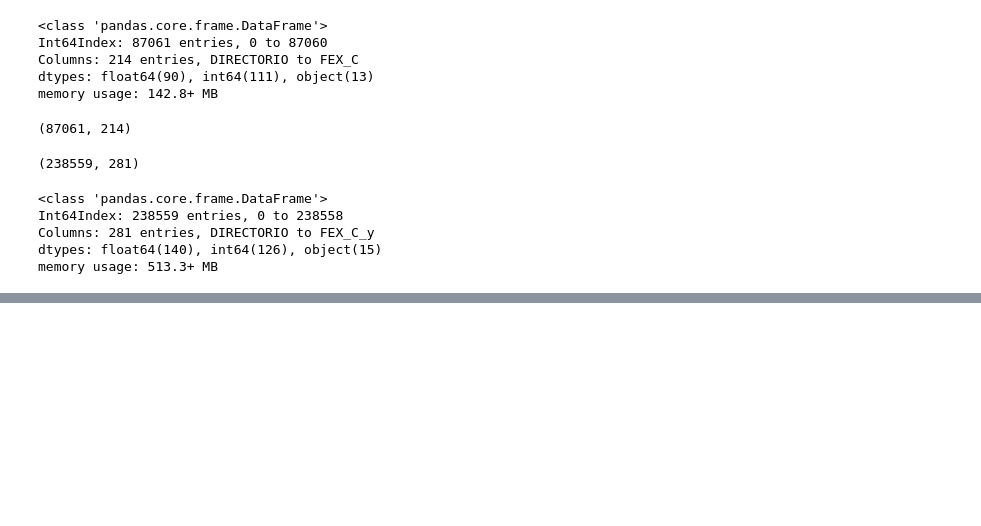
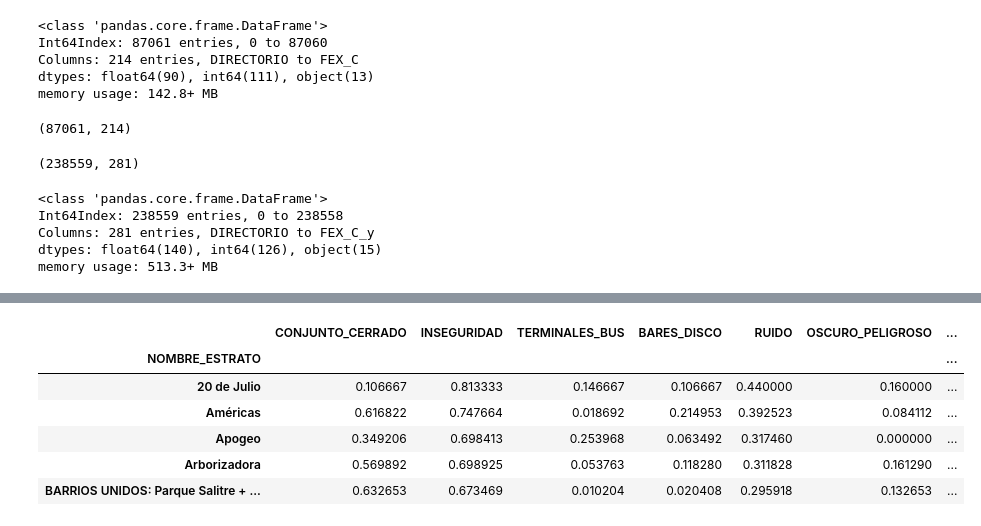
Before and after one commit to lepc1972/alura, a Jupyter notebook: dane.ipynb, the cells around one changed output, grey strips where cells are left out. Saved outputs shown, nothing was run; the diff lists cells and outputs as text; code cells hidden in the pictures; blank space fills up the shorter version.

```diff
--- a/dane.ipynb
+++ b/dane.ipynb
@@ -78,0 +201,11 @@ memory usage: 513.3+ MB
+# %%
+datos_tratados = datos.groupby('NOMBRE_ESTRATO')[['CONJUNTO_CERRADO','INSEGURIDAD','TERMINALES_BUS','BARES_DISCO','RUIDO','OSCURO_PELIGROSO','SALARIO_MES','TIENE_ESCRITURA','PERDIDA_TRABAJO_C19','PERDIDA_INGRESOS_C19','PLANES_ADQUIRIR_VIVIENDA']].mean().head()
+datos_tratados
+# %% [output]
+|  | CONJUNTO_CERRADO | INSEGURIDAD | TERMINALES_BUS | BARES_DISCO | RUIDO | OSCURO_PELIGROSO | ... |
+| NOMBRE_ESTRATO |  |  |  |  |  |  | ... |
+| 20 de Julio | 0.106667 | 0.813333 | 0.146667 | 0.106667 | 0.440000 | 0.160000 | ... |
+| Américas | 0.616822 | 0.747664 | 0.018692 | 0.214953 | 0.392523 | 0.084112 | ... |
+| Apogeo | 0.349206 | 0.698413 | 0.253968 | 0.063492 | 0.317460 | 0.000000 | ... |
+| Arborizadora | 0.569892 | 0.698925 | 0.053763 | 0.118280 | 0.311828 | 0.161290 | ... |
+| BARRIOS UNIDOS: Parque Salitre + ... | 0.632653 | 0.673469 | 0.010204 | 0.020408 | 0.295918 | 0.132653 | ... |
```
Also changed, not shown: parts of 9 cells of this notebook, 2 other files.
